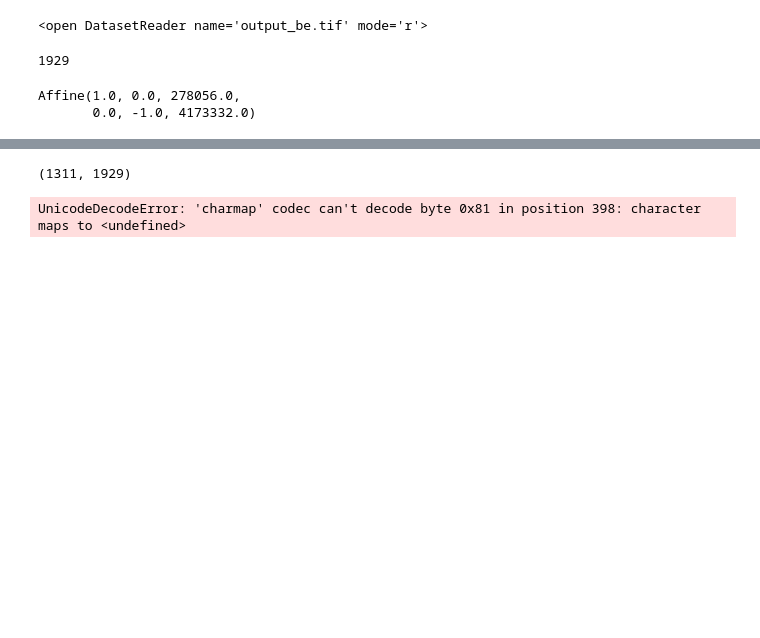
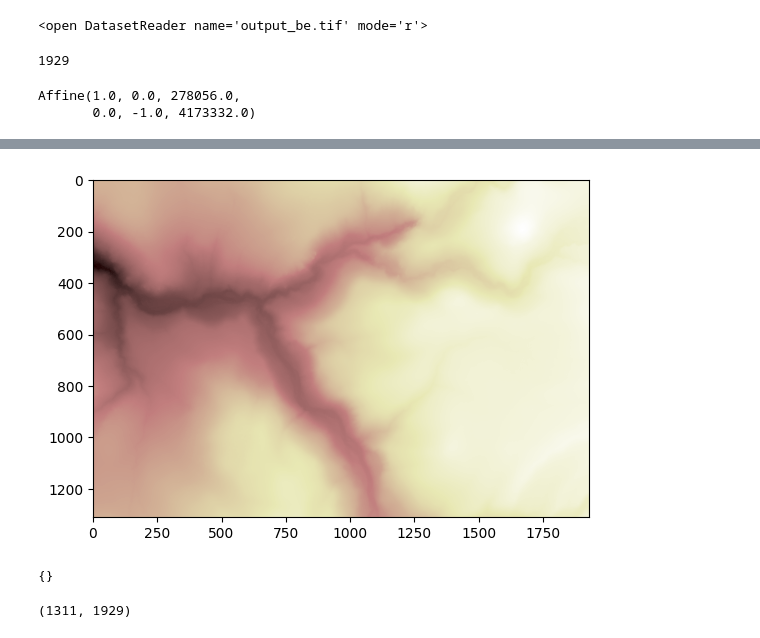
Before and after one commit to nightsky737/erodedrawing, a Jupyter notebook: testing/learning.ipynb, the cells around one changed output, grey strips where cells are left out. Saved outputs shown, nothing was run; the diff lists cells and outputs as text; code cells hidden in the pictures; blank space fills up the shorter version.

Commit message:
Loaded it into a raster grid

```diff
--- a/testing/learning.ipynb
+++ b/testing/learning.ipynb
@@ -31,4 +35,5 @@ Affine(1.0, 0.0, 278056.0,
 # %%
 with rasterio.open('output_be.tif') as src:
     array = dataset.read(1)
-    transforms = dataset.transform
+    transform = dataset.transform
+    cell_size = transform.a
@@ -35,15 +43,20 @@ with rasterio.open('output_be.tif') as src:
 # %%
 from matplotlib import pyplot
 pyplot.imshow(array, cmap='pink')
-<matplotlib.image.AxesImage object at 0x...>
 pyplot.show()
+# %% [output]
+[figure, added]
 # %%
 #can also get spacial coords of the r,c dataset by index(x, y)
+# %%
+dataset.tags(ns="GDALRasterBand")
+# %% [output]
+{}
 # %%
 print(band1.shape)
 # %% [output]
 (1311, 1929)
 # %%
 from landlab import RasterModelGrid
+
+raster_grid = RasterModelGrid(band1.shape, 1)
-# %% [output]
-UnicodeDecodeError: 'charmap' codec can't decode byte 0x81 in position 398: character maps to <undefined>
```
Also changed, not shown: parts of 4 cells of this notebook.
